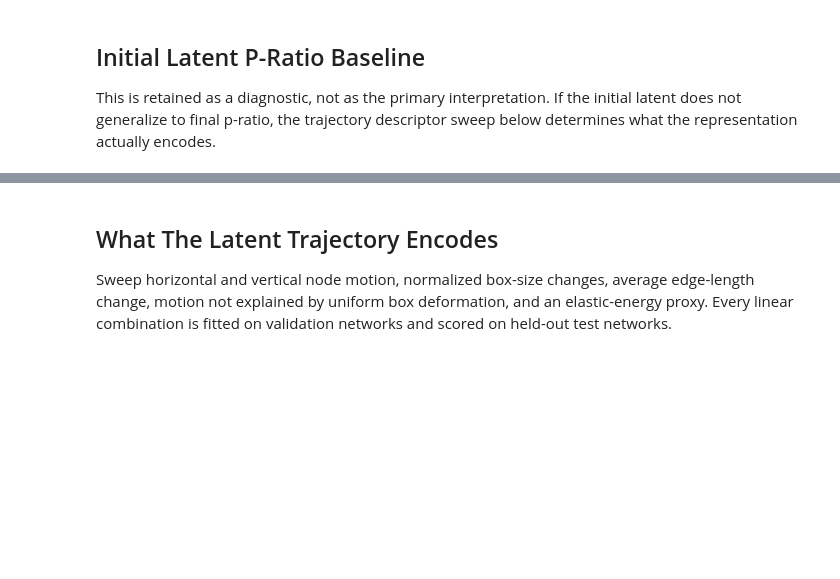
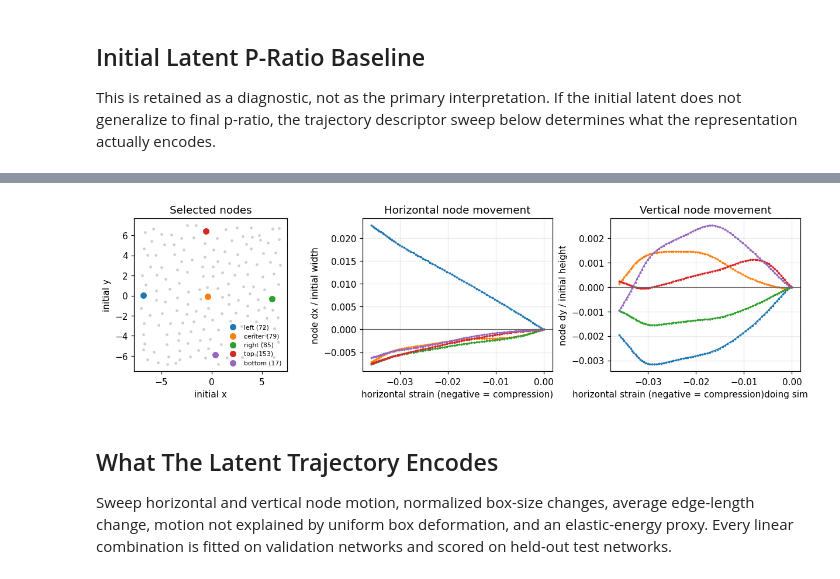
Before and after one commit to alex-zhilkin/DL-course-project, a Jupyter notebook: notebooks/latent_space/04_latent_space_simulator.ipynb, the cells around one changed output, grey strips where cells are left out. Cells and saved outputs as stored; diff of their text form; code cells hidden in the pictures; blank space fills up the shorter version.

```diff
--- a/notebooks/latent_space/04_latent_space_simulator.ipynb
+++ b/notebooks/latent_space/04_latent_space_simulator.ipynb
@@ -305,3 +325,66 @@ final p-ratio: test R2=0.633, r=0.821
+# %%
+motion_sim = result['test_data'][0]
+ref_pos = motion_sim[0].x[:, :2].detach().cpu().numpy()
+ref_min = ref_pos.min(axis=0)
+ref_span = np.maximum(np.ptp(ref_pos, axis=0), 1e-12)
+ref_unit = (ref_pos - ref_min) / ref_span
+
+node_targets = {
+    'left': (0.05, 0.50),
+    'center': (0.50, 0.50),
+    'right': (0.95, 0.50),
+    'top': (0.50, 0.95),
+    'bottom': (0.50, 0.05),
+}
+selected_nodes = {}
+used_nodes = set()
+for label, target in node_targets.items():
+    distance = np.sum((ref_unit - np.asarray(target)) ** 2, axis=1)
+    for node_idx in np.argsort(distance):
+        node_idx = int(node_idx)
+        if node_idx not in used_nodes:
+            selected_nodes[label] = node_idx
+            used_nodes.add(node_idx)
+            break
+
+frame_count = min(len(motion_sim), 80)
+frame_ids = np.unique(np.linspace(0, len(motion_sim) - 1, frame_count, dtype=int))
+horizontal_strain = []
+node_dx = {label: [] for label in selected_nodes}
+node_dy = {label: [] for label in selected_nodes}
+for frame_idx in frame_ids:
+    pos = motion_sim[int(frame_idx)].x[:, :2].detach().cpu().numpy()
+    horizontal_strain.append(np.ptp(pos[:, 0]) / ref_span[0] - 1.0)
+    for label, node_idx in selected_nodes.items():
+        node_dx[label].append((pos[node_idx, 0] - ref_pos[node_idx, 0]) / ref_span[0])
+        node_dy[label].append((pos[node_idx, 1] - ref_pos[node_idx, 1]) / ref_span[1])
+
+fig, axes = plt.subplots(1, 3, figsize=(11, 3.1), constrained_layout=True)
+axes[0].scatter(ref_pos[:, 0], ref_pos[:, 1], s=5, color='0.75', alpha=0.6)
+for label, node_idx in selected_nodes.items():
+    axes[0].scatter(*ref_pos[node_idx], s=38, label=f'{label} ({node_idx})')
+axes[0].set(title='Selected nodes', xlabel='initial x', ylabel='initial y', aspect='equal')
+axes[0].legend(fontsize=7, frameon=False)
+
+for label in selected_nodes:
+    axes[1].plot(horizontal_strain, node_dx[label], marker='.', ms=3, lw=1, label=label)
+    axes[2].plot(horizontal_strain, node_dy[label], marker='.', ms=3, lw=1, label=label)
+axes[1].set(
+    title='Horizontal node movement',
+    xlabel='horizontal strain (negative = compression)',
+    ylabel='node dx / initial width',
+)
+axes[2].set(
+    title='Vertical node movement',
+    xlabel='horizontal strain (negative = compression)doing simulation',
+    ylabel='node dy / initial height',
+)
+for ax in axes[1:]:
+    ax.axhline(0, color='0.4', lw=0.8)
+    ax.grid(alpha=0.25)
+plt.show()
+# %% [output]
+[figure, added]
 # %% [markdown]
 ## What The Latent Trajectory Encodes
 
```
Also changed, not shown: parts of 6 cells of this notebook, 14 other files.
